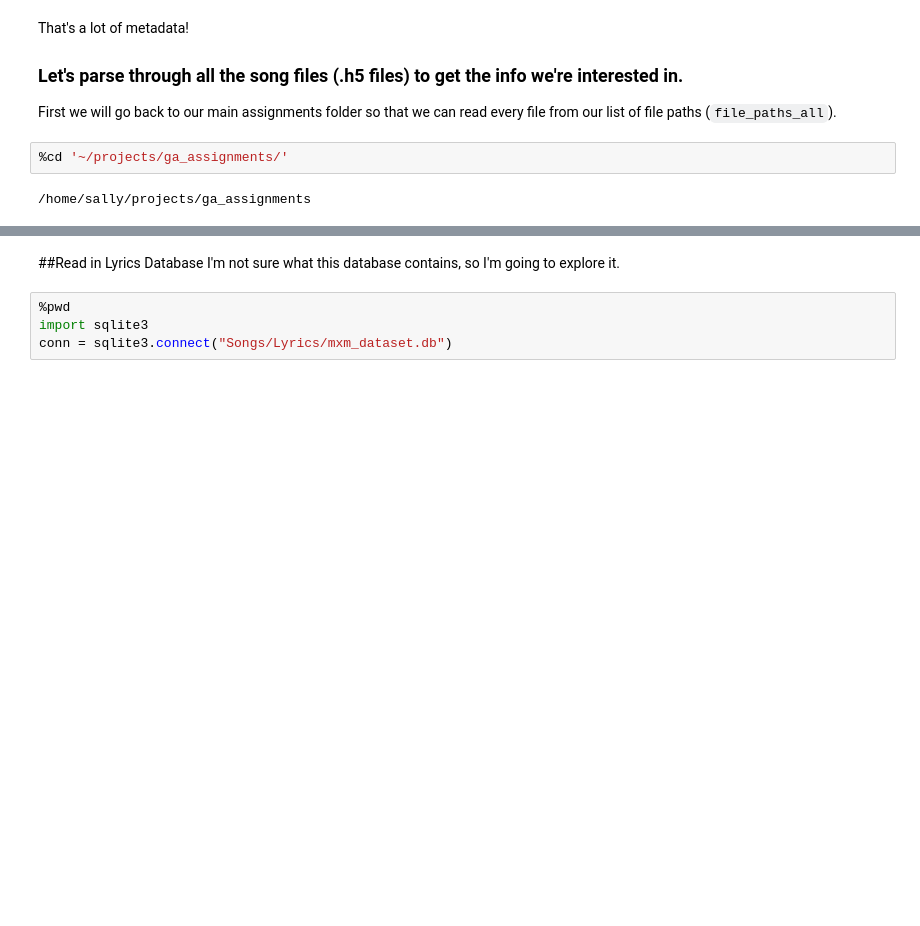
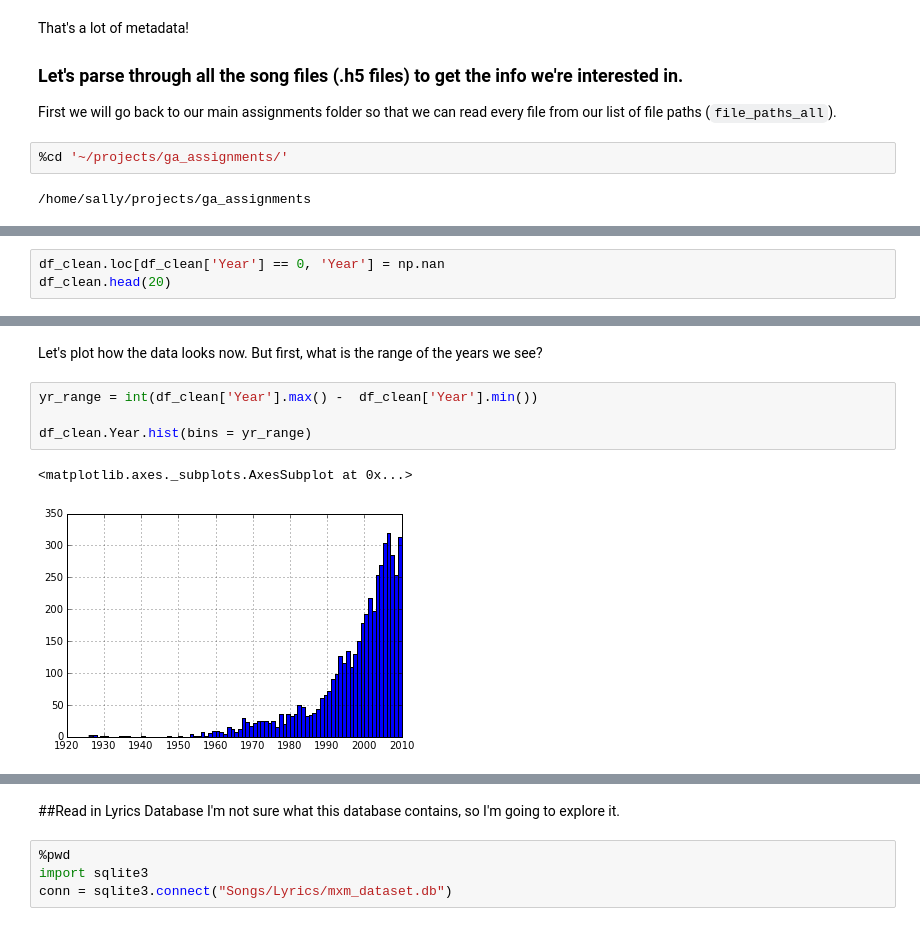
Before and after one commit to sallyi/ga_assignments, a Jupyter notebook: Project1.ipynb, the cells around one changed output, grey strips where cells are left out. Cells and saved outputs as stored; diff of their text form; blank space fills up the shorter version.

```diff
--- a/Project1.ipynb
+++ b/Project1.ipynb
@@ -147,0 +199,3 @@ Songs/MillionSongSubset/data/B/E/E/TRBEEEP128F426C17D.h5
+# %%
+df_clean.loc[df_clean['Year'] == 0, 'Year'] = np.nan
+df_clean.head(20)
@@ -147,0 +220,9 @@ Songs/MillionSongSubset/data/B/E/E/TRBEEEP128F426C17D.h5
+# %% [markdown]
+Let's plot how the data looks now. But first, what is the range of the years we see?
+# %%
+yr_range = int(df_clean['Year'].max() -  df_clean['Year'].min())
+
+df_clean.Year.hist(bins = yr_range)
+# %% [output]
+<matplotlib.axes._subplots.AxesSubplot at 0x...>
+[figure, added]
```
Also changed, not shown: parts of 24 cells of this notebook.
